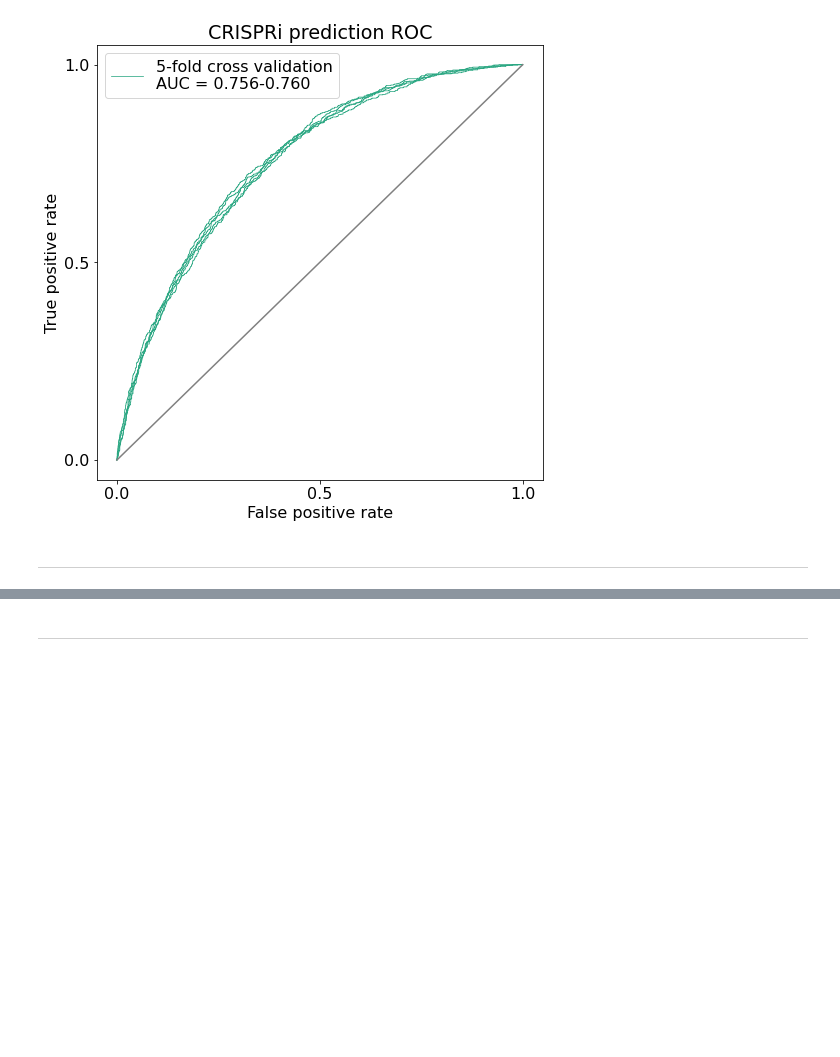
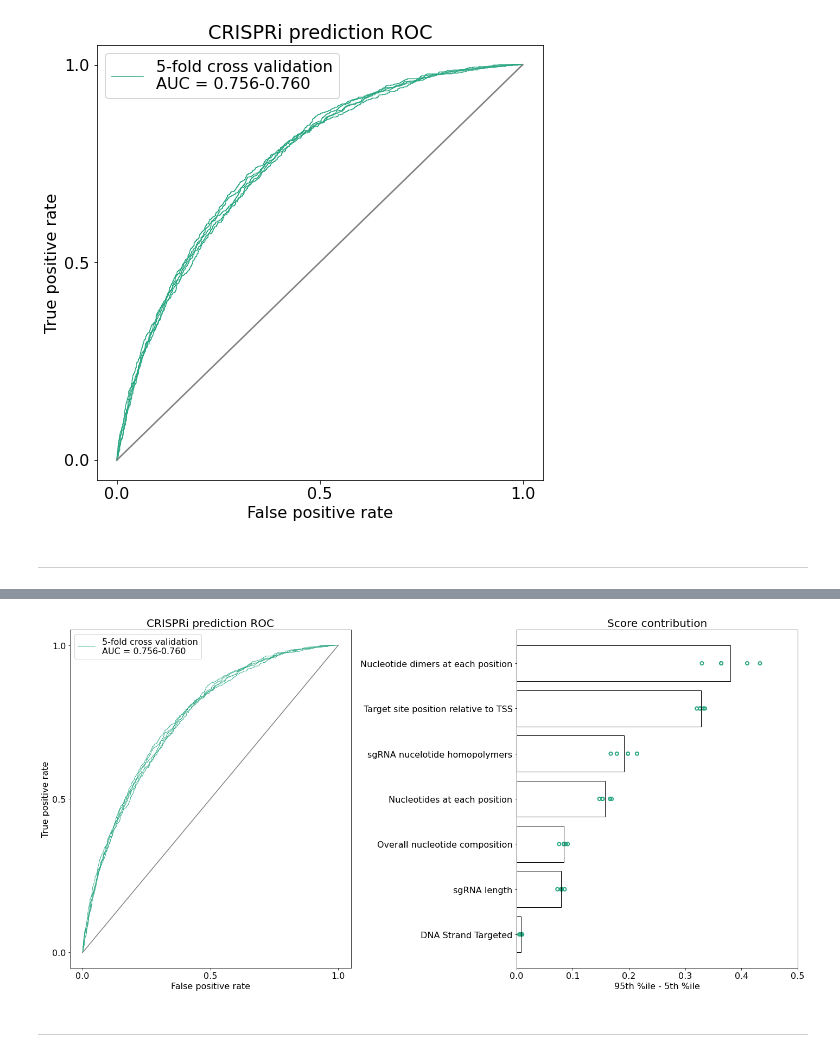
Before and after one commit to AnthonyHein/QCB455Project, a Jupyter notebook: Fitting.ipynb, the cells around one changed output, grey strips where cells are left out. Drawn from its saved outputs; the diff is of its cells as text; code cells hidden in the pictures; blank space fills up the shorter version.

```diff
--- a/Fitting.ipynb
+++ b/Fitting.ipynb
@@ -296,3 +299,39 @@ plt.show()
+# %%
+fig, axs = plt.subplots(1, 2, figsize=(20, 10))
+
+for i in range(len(models)):
+
+    test_idxs = splits[i][1]
+
+    preds_arr = models[i].predict(features_arr_std[test_idxs])
+    scores_bin = scores_arr[test_idxs] > 0.75
+
+    fpr, tpr, thresholds = metrics.roc_curve(scores_bin, preds_arr)
+    axs[0].plot(fpr, tpr, lw=0.75, color="#2AA782", label='5-fold cross validation\nAUC = 0.756-0.760')
+
+    if i == 0:
+        axs[0].legend()
+
+axs[0].plot(np.array([0,1]), np.array([0,1]), color="gray")
+axs[0].set_xlabel("False positive rate")
+axs[0].set_ylabel("True positive rate")
+axs[0].set_xticks(np.array([0, 0.5, 1]))
+axs[0].set_yticks(np.array([0, 0.5, 1]))
+axs[0].set_title("CRISPRi prediction ROC", fontsize=20)
+
+for i in range(len(contrs)):
+    axs[1].scatter(contrs[i], np.arange(0, len(labels)), lw=2, facecolors='none', edgecolors='#2AA782')
+
+axs[1].barh(labels, avg_contrs, color=(1, 1, 1, 0), edgecolor='k')
+axs[1].set_xlim(0, 0.5)
+
+axs[1].set_title('Score contribution', fontsize=20)
+axs[1].set_xlabel("95th %ile - 5th %ile")
+
+fig.tight_layout()
+plt.show()
+# %% [output]
+[figure, added]
 # %% [markdown]
 ---
 # %% [markdown]
```
Also changed, not shown: parts of 8 cells of this notebook.
